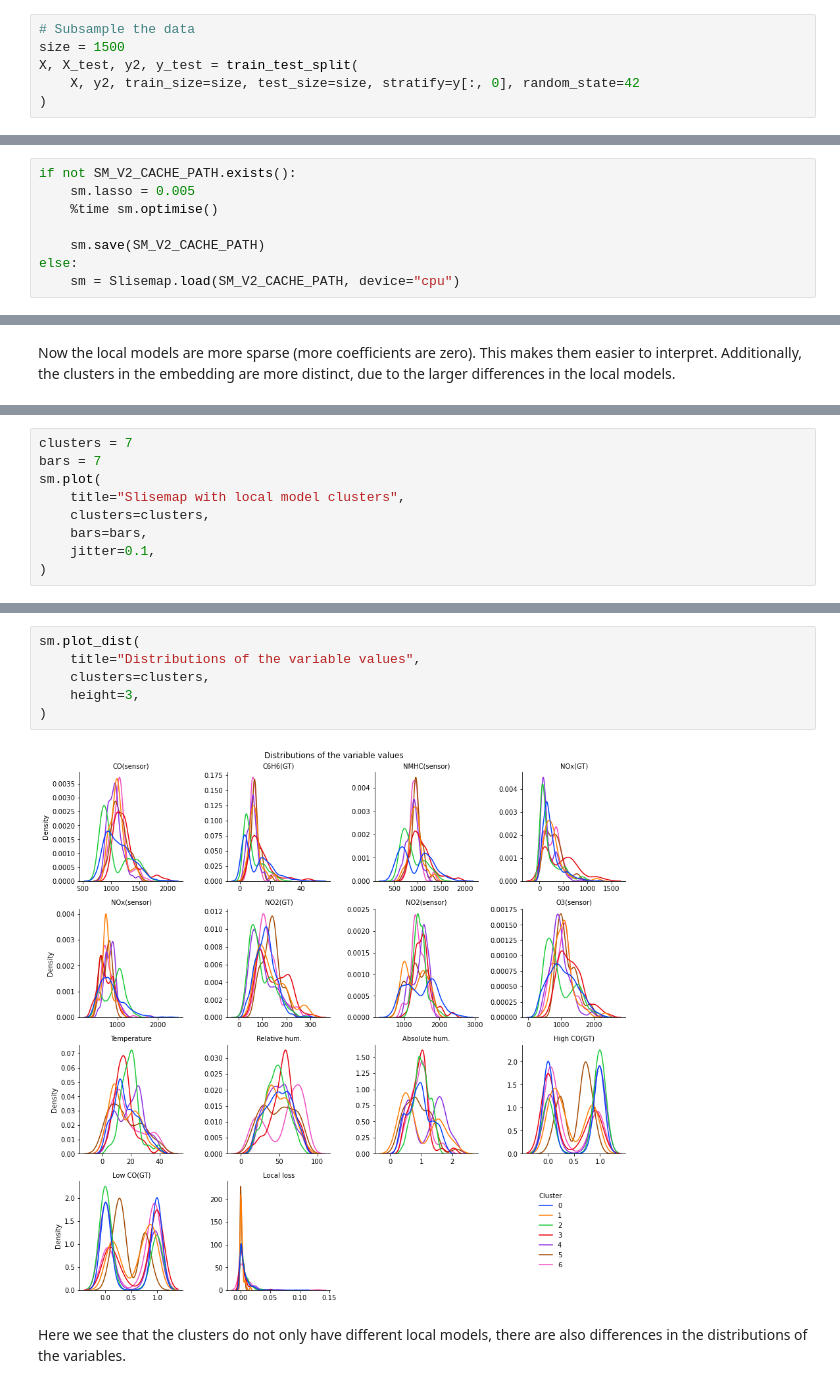
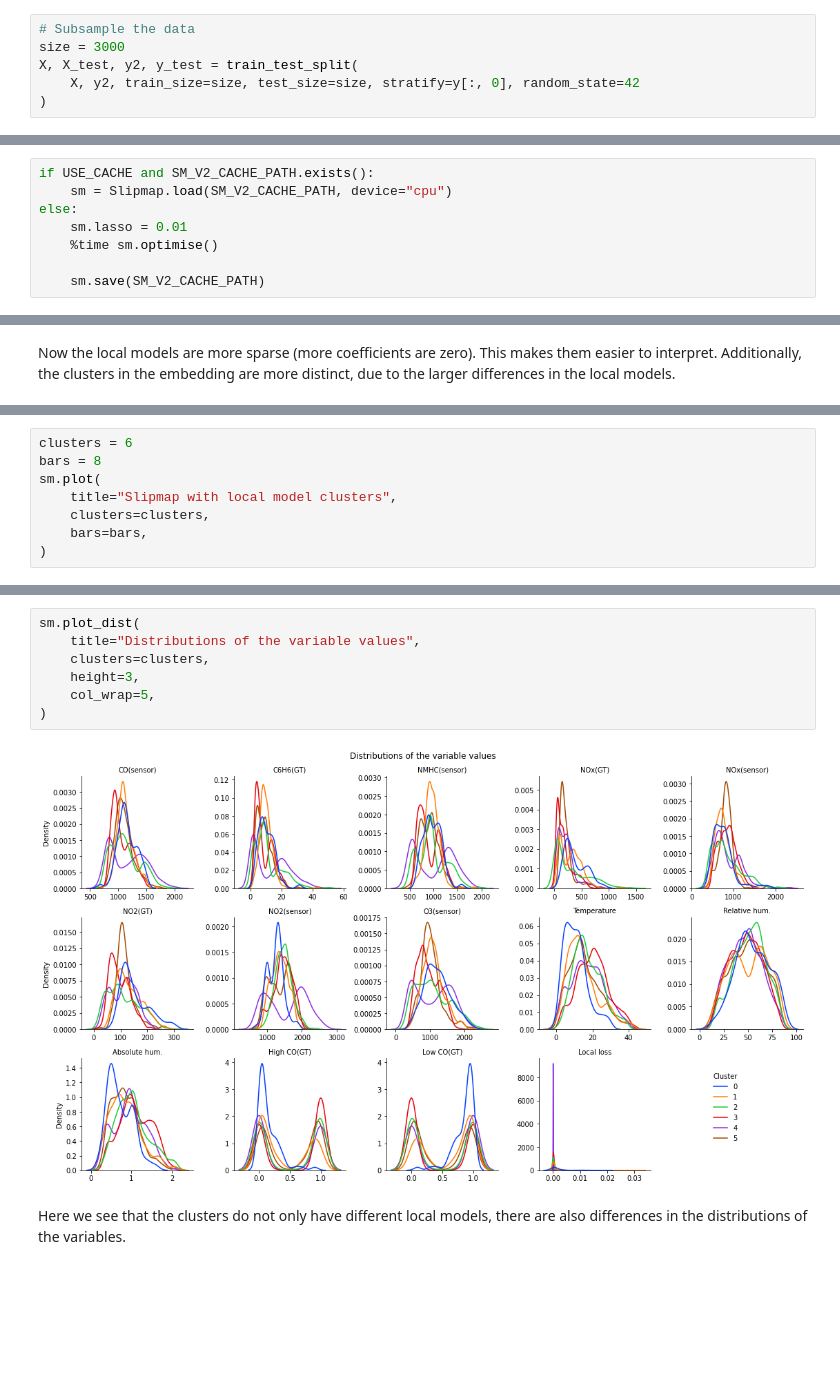
Before and after one commit to edahelsinki/slisemap, a Jupyter notebook: examples/02_classification_example_airquality.ipynb, the cells around one changed output, grey strips where cells are left out. Cells and saved outputs as stored; diff of their text form; blank space fills up the shorter version.

```diff
--- a/examples/02_classification_example_airquality.ipynb
+++ b/examples/02_classification_example_airquality.ipynb
@@ -119,6 +124,6 @@ Since we are now dealing with a classification task we replace the default white
 # %%
 # Subsample the data
-size = 1500
+size = 3000
 X, X_test, y2, y_test = train_test_split(
     X, y2, train_size=size, test_size=size, stratify=y[:, 0], random_state=42
 )
@@ -159,0 +170,8 @@ If we plot the solution we see that the linear models are not very sparse even t
+# %%
+if USE_CACHE and SM_V2_CACHE_PATH.exists():
+    sm = Slipmap.load(SM_V2_CACHE_PATH, device="cpu")
+else:
+    sm.lasso = 0.01
+    %time sm.optimise()
+
+    sm.save(SM_V2_CACHE_PATH)
@@ -166,8 +184,0 @@ This is beacuse we used quite weak regularisation. We can increase the regularis
-# %%
-if not SM_V2_CACHE_PATH.exists():
-    sm.lasso = 0.005
-    %time sm.optimise()
-
-    sm.save(SM_V2_CACHE_PATH)
-else:
-    sm = Slisemap.load(SM_V2_CACHE_PATH, device="cpu")
@@ -184,10 +191,9 @@ Next we will add some jitter and plot the local models in a bar plot:
 # %%
-clusters = 7
-bars = 7
+clusters = 6
+bars = 8
 sm.plot(
-    title="Slisemap with local model clusters",
+    title="Slipmap with local model clusters",
     clusters=clusters,
     bars=bars,
-    jitter=0.1,
 )
 # %% [output]
@@ -199,11 +205,12 @@ Next we plot the distribution of attribute values for the clusters (note the use
 # %%
 sm.plot_dist(
     title="Distributions of the variable values",
     clusters=clusters,
     height=3,
+    col_wrap=5,
 )
 # %% [output]
-[figure, old version]
+[figure, new version]
 # %% [markdown]
 Here we see that the clusters do not only have different local models, there are also differences in the distributions of the variables.
 # %% [markdown]
```
Also changed, not shown: parts of 31 cells of this notebook, 4 other files.
